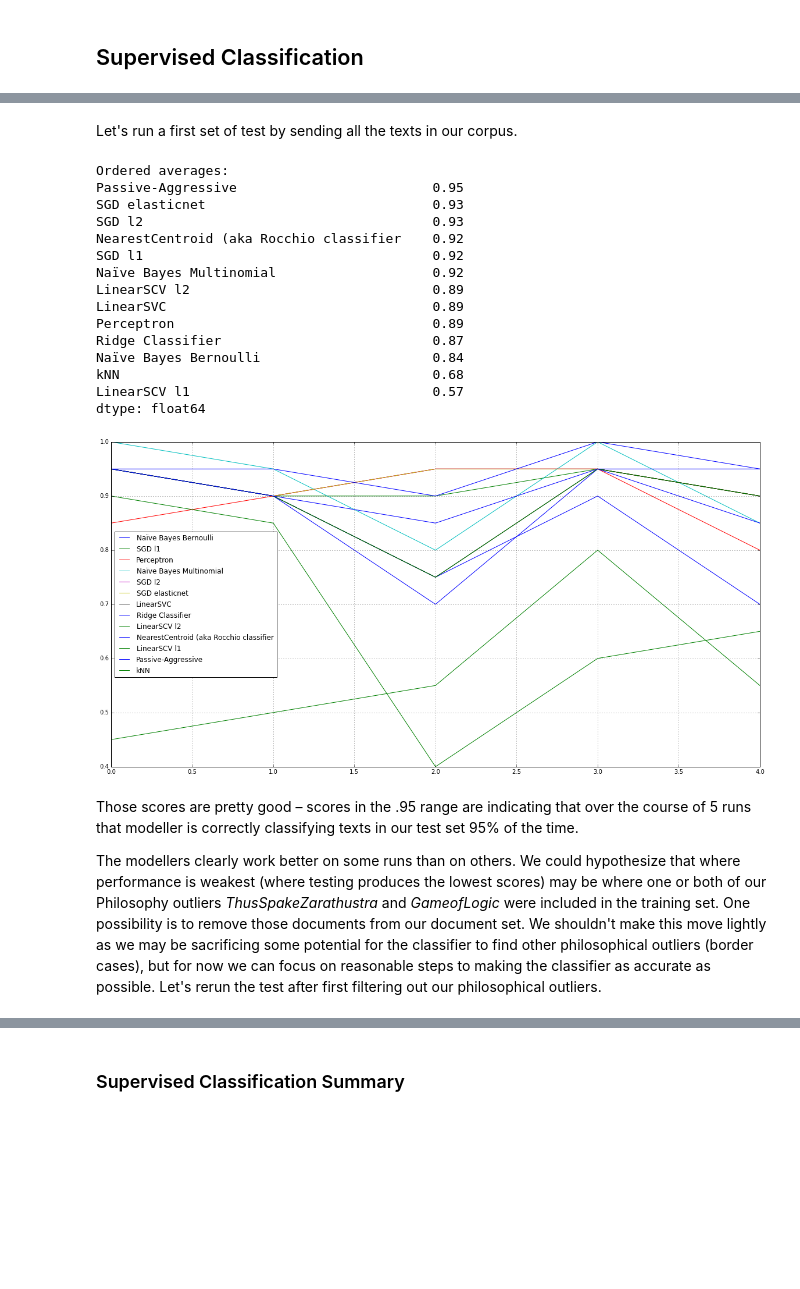
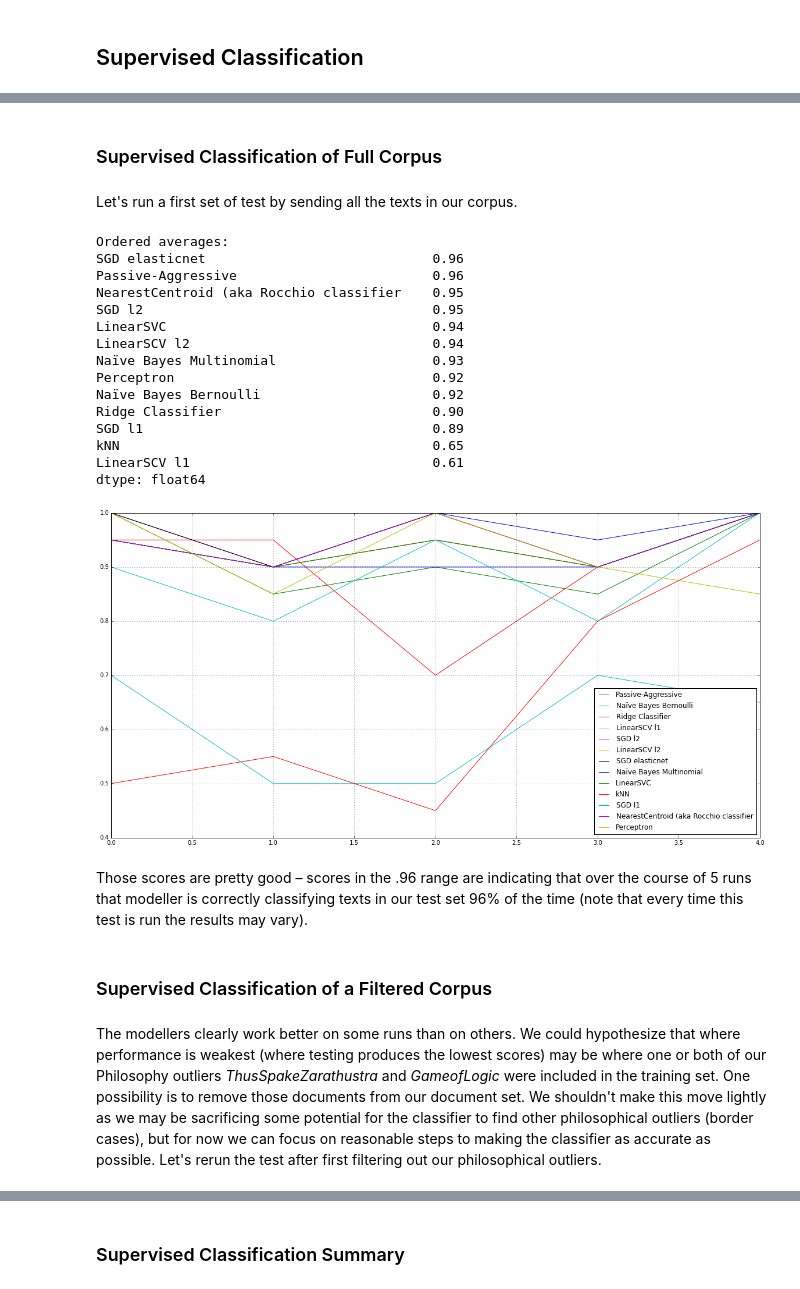
Before and after one commit to htrc/ACS-TT, a Jupyter notebook: tools/notebooks/ClassifyingPhilosophicalText.ipynb, the cells around one changed output, grey strips where cells are left out. Cells and saved outputs as stored; diff of their text form; code cells hidden in the pictures; blank space fills up the shorter version.

Commit message:
updated supervised classification notebook

```diff
--- a/tools/notebooks/ClassifyingPhilosophicalText.ipynb
+++ b/tools/notebooks/ClassifyingPhilosophicalText.ipynb
@@ -166,31 +189,35 @@ def benchmark_svms(labelled_texts, runs=5, tokenizer=None):
     print("Ordered averages:")
     print(results_df.mean(axis=1).order(ascending=False))
     results_df.transpose().plot(figsize=(20, 10))
+# %% [markdown]
+### Supervised Classification of Full Corpus
 # %% [markdown]
 Let's run a first set of test by sending all the texts in our corpus.
 # %%
-labelled_texts = list(zip(corpus.fileids(), texts))
+labelled_texts = [(fileid, corpus.raw(fileid)) for fileid in corpus.fileids()]
 benchmark_svms(labelled_texts, 5, stopword_tokenizer.tokenize)
 # %% [output]
 Ordered averages:
-Passive-Aggressive                         0.95
-SGD elasticnet                             0.93
-SGD l2                                     0.93
-NearestCentroid (aka Rocchio classifier    0.92
-SGD l1                                     0.92
-Naïve Bayes Multinomial                    0.92
-LinearSCV l2                               0.89
-LinearSVC                                  0.89
-Perceptron                                 0.89
-Ridge Classifier                           0.87
-Naïve Bayes Bernoulli                      0.84
-kNN                                        0.68
-LinearSCV l1                               0.57
+SGD elasticnet                             0.96
+Passive-Aggressive                         0.96
+NearestCentroid (aka Rocchio classifier    0.95
+SGD l2                                     0.95
+LinearSVC                                  0.94
+LinearSCV l2                               0.94
+Naïve Bayes Multinomial                    0.93
+Perceptron                                 0.92
+Naïve Bayes Bernoulli                      0.92
+Ridge Classifier                           0.90
+SGD l1                                     0.89
+kNN                                        0.65
+LinearSCV l1                               0.61
 dtype: float64
-[figure, old version]
+[figure, new version]
+# %% [markdown]
+Those scores are pretty good – scores in the .96 range are indicating that over the course of 5 runs that modeller is correctly classifying texts in our test set 96% of the time (note that every time this test is run the results may vary).
+# %% [markdown]
+### Supervised Classification of a Filtered Corpus
 # %% [markdown]
-Those scores are pretty good – scores in the .95 range are indicating that over the course of 5 runs that modeller is correctly classifying texts in our test set 95% of the time.
-
 The modellers clearly work better on some runs than on others. We could hypothesize that where performance is weakest (where testing produces the lowest scores) may be where one or both of our Philosophy outliers _ThusSpakeZarathustra_ and _GameofLogic_ were included in the training set. One possibility is to remove those documents from our document set. We shouldn't make this move lightly as we may be sacrificing some potential for the classifier to find other philosophical outliers (border cases), but for now we can focus on reasonable steps to making the classifier as accurate as possible. Let's rerun the test after first filtering out our philosophical outliers.
 # %%
 filtered_labelled_texts = [(fileid, text) for fileid, text in labelled_texts if "GameOfLogic" not in fileid and "ThusSpakeZarathustr" not in fileid]
```
Also changed, not shown: parts of 14 cells of this notebook.
